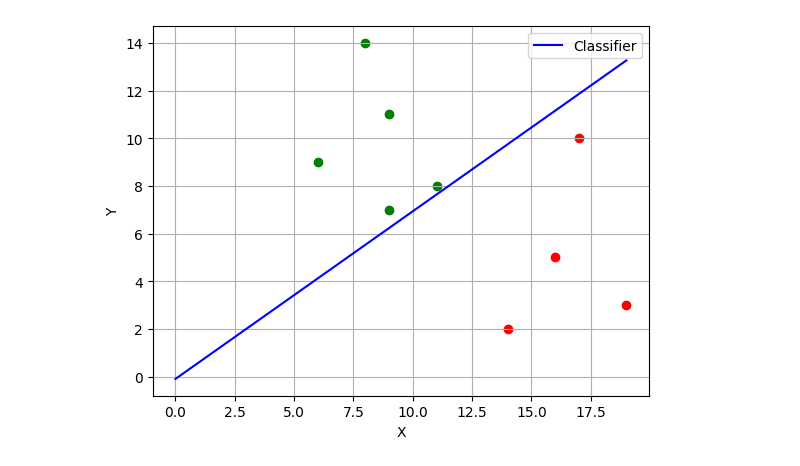
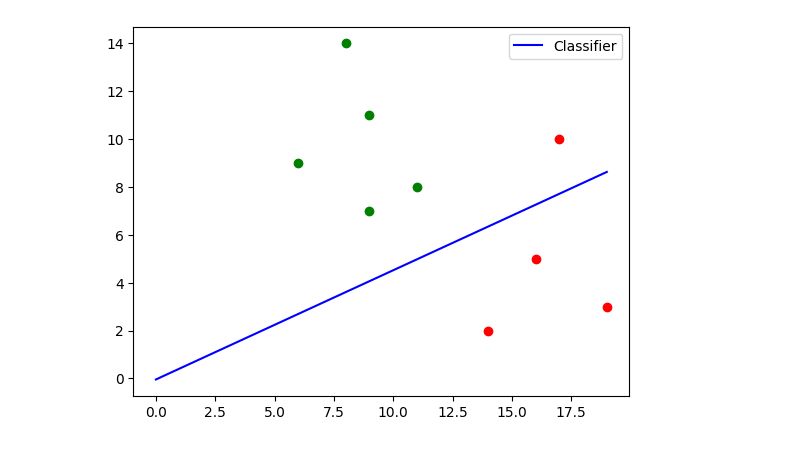
Before and after one commit to Jx64/AI-Course, a Jupyter notebook: Perceptron/main.ipynb, the cells around one changed output. Cells and saved outputs as stored; diff of their text form; code cells hidden in the pictures.

```diff
--- a/Perceptron/main.ipynb
+++ b/Perceptron/main.ipynb
@@ -13,11 +19,12 @@ w1 = -0.5
 w2 = 2
 
 alpha = 0.2
+initial_weight = (w0, w1, w2)
 # %%
 green_dots = [(6,9), (8, 14), (9, 7), (9, 11), (11, 8)]
 red_triangles = [(14, 2), (16, 5), (17, 10), (19, 3)]
 
 dataset = green_dots + red_triangles
 # %%
-def eval_function(x1):
-    return (-w1/w2 * x1) - (w0/w2)
+def eval_function(weight, x):
+    return (-weight[1]/weight[2] * x) - (weight[0]/weight[2])
@@ -32,8 +31,6 @@ def initialize_function():
 # %%
-def perceptron(group, x, y):
+def perceptron(group, x, y, weight):
     vector = (group, x, y)
     sigma = int(sum([i*j for (i, j) in zip(vector, weight)]))
-    if sigma > 0:
-        return 1
-    return 0
+    return 1 if sigma > 1 else 0
 # %%
@@ -83,13 +58,22 @@ while weights_changed:
-# %%
-initialize_function()
-plt.plot(X1, X2, label='Classifier', color='blue')
-plt.scatter([coor[0] for coor in green_dots], [coor[1] for coor in green_dots], color='green')
-plt.scatter([coor[0] for coor in red_triangles], [coor[1] for coor in red_triangles], color='red')
-
-plt.xlabel("X")
-plt.ylabel("Y")
-plt.legend()
-plt.grid()
-plt.show()
-# %% [output]
-[figure, removed]
+# %%
+weights = classify(initial_weight)
+
+fig, ax = plt.subplots()
+ax.set_xlabel("X")
+ax.set_ylabel("Y")
+ax.grid(alpha=1.0)
+
+for w in weights:
+    ax.clear()
+    ax.plot([x for x in range(20)],[eval_function(w, y) for y in range(20)], label='Classifier', color='blue')
+    ax.scatter([coor[0] for coor in green_dots], [coor[1] for coor in green_dots], color='green')
+    ax.scatter([coor[0] for coor in red_triangles], [coor[1] for coor in red_triangles], color='red')
+    ax.legend()
+    display(fig)
+    clear_output(wait=True)
+    time.sleep(0.3)
+
+plt.ioff()
+plt.show()
+# %% [output]
+[figure, added]
```
Also changed, not shown: parts of 6 cells of this notebook.
